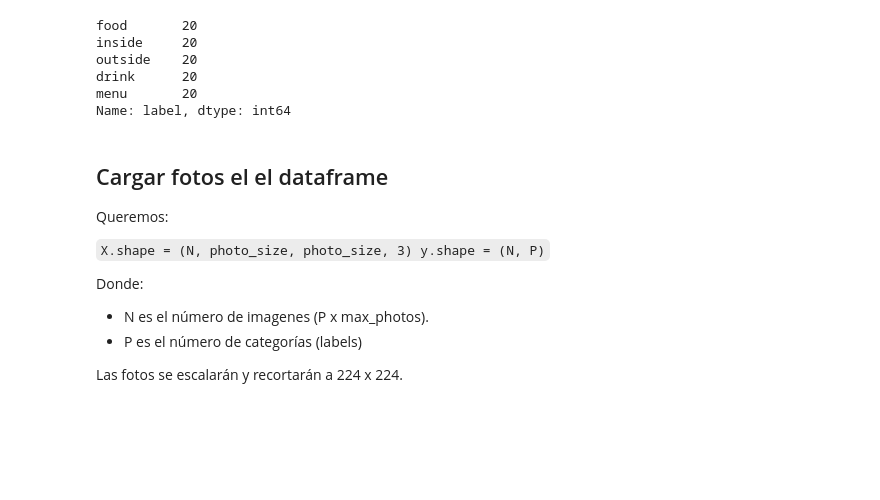
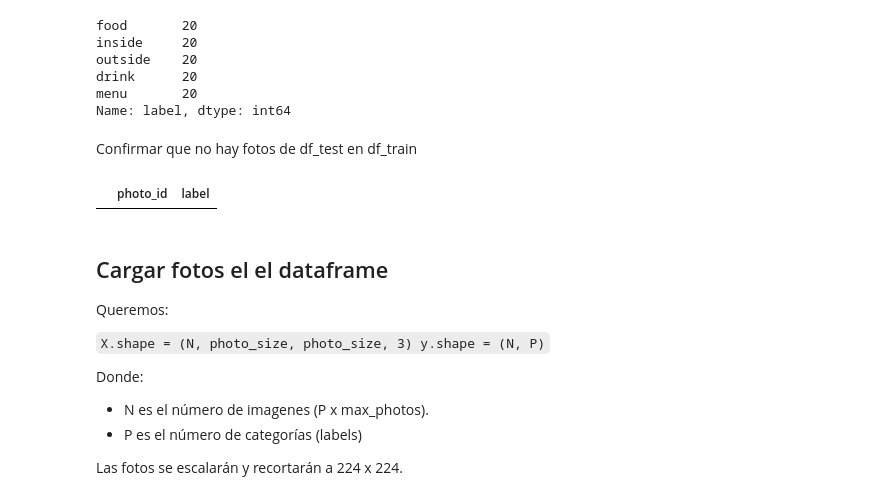
Before and after one commit to ptavaressilva/MDS_TF, a Jupyter notebook: 01_Preparación_flat_toy_dataset.ipynb, the cells around one changed output. Cells and saved outputs as stored; diff of their text form; code cells hidden in the pictures; blank space fills up the shorter version.

```diff
--- a/01_Preparación_flat_toy_dataset.ipynb
+++ b/01_Preparación_flat_toy_dataset.ipynb
@@ -108,6 +110,12 @@ outside    20
 drink      20
 menu       20
 Name: label, dtype: int64
+# %% [markdown]
+Confirmar que no hay fotos de df_test en df_train
+# %%
+df_train[df_train['photo_id'].isin(df_test['photo_id'])]
+# %% [output]
+|  | photo_id | label |
 # %% [markdown]
 ## Cargar fotos el el dataframe
 Queremos:
```
Also changed, not shown: parts of 16 cells of this notebook, 3 other files.
